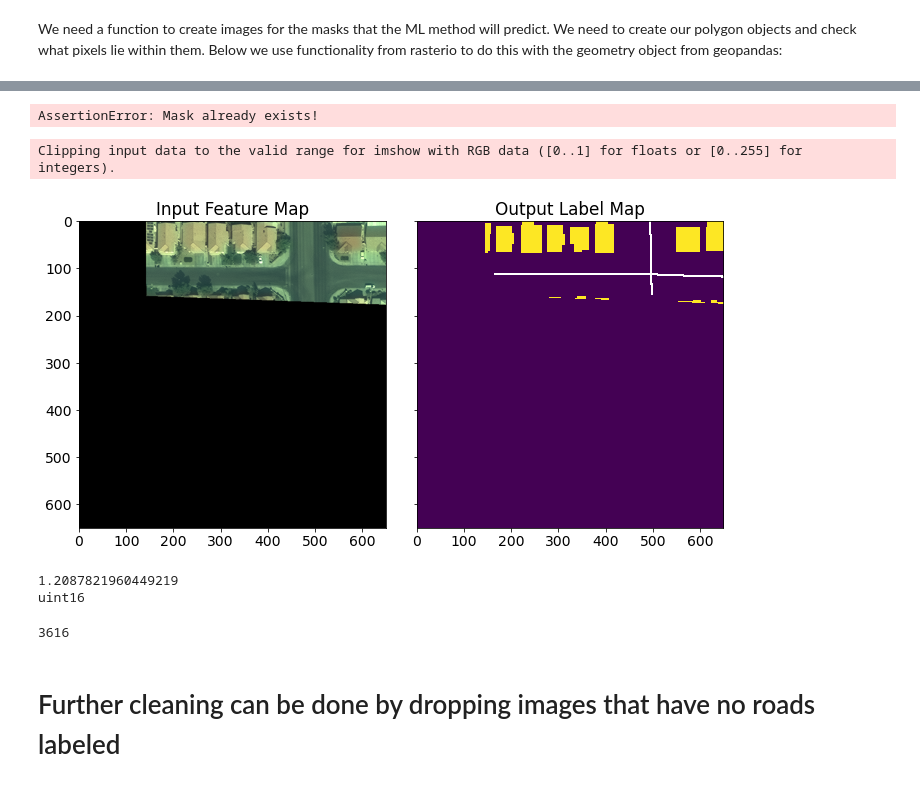
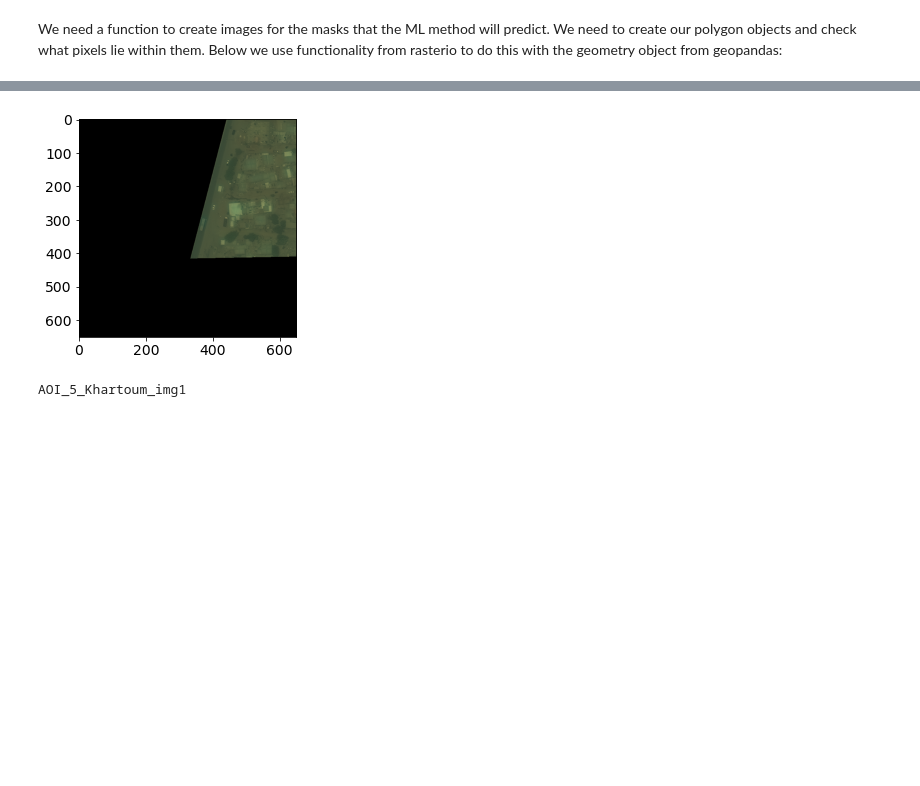
Before and after one commit to Luke-Pratley/building_road_segmentation, a Jupyter notebook: data_cleaning_EDA/data-wrangling_buildings.ipynb, the cells around one changed output, grey strips where cells are left out. Saved outputs shown, nothing was run; the diff lists cells and outputs as text; code cells hidden in the pictures; blank space fills up the shorter version.

```diff
--- a/data_cleaning_EDA/data-wrangling_buildings.ipynb
+++ b/data_cleaning_EDA/data-wrangling_buildings.ipynb
@@ -249,2 +291,6 @@ directories_dict
+# %%
+for im in image_names:
+    file_path = f'{directories_dict["geojson"]}\\buildings\\buildings_{im}.geojson'
+    building_info_df[building_info_df['ImageId'] == im].to_file(file_path, driver='GeoJSON')
 # %% [markdown]
 We are using a custom function that takes this dictionary and creates a path from a given folder name and image name.
@@ -353,33 +378,14 @@ np.save(datasets[dataset_index] + '_image_names', image_names)
 # %%
-import time
-
-
 count  = 0
 for k, im in enumerate(image_names):
-    assert not os.path.exists(building_road_segmentation.get_building_mask_path(directories_dict, im)), "Mask already exists!"
-    with open(building_road_segmentation.get_building_mask_path(directories_dict, im), 'wb') as f:
-
-        count += 1
-        np.save(f, building_road_segmentation.create_mask(directories_dict, im))
-        if k % 500 == 0:
-            print(k, im)
+    path = f'D:\\Capstone Project\\data\\final_images\\{im}.npy'
+    with rasterio.open(building_road_segmentation.get_image_path(directories_dict, 'RGB-PanSharpen', im)) as image:
+        np.save(path, np.moveaxis(image.read(), 0, 2))
+        if count % 1000 == 0:
+            plt.imshow(np.moveaxis(image.read(), 0, 2)/1800)
+            plt.show()
+            print(im)
+    count += 1
 # %% [output]
+[figure, added]
-AssertionError: Mask already exists!
+AOI_5_Khartoum_img1
-# %%
-building_road_segmentation.plot_features_labels(directories_dict,image_names[0])
-# %% [output]
-Clipping input data to the valid range for imshow with RGB data ([0..1] for floats or [0..255] for integers).
-[figure, removed]
-# %%
-with rasterio.open(building_road_segmentation.get_image_path(directories_dict, 'RGB-PanSharpen', image_names[0])) as image:
-    print(image.read().astype(np.uint8).nbytes /1024 /1024)
-    print(image.read().dtype)
-# %% [output]
-1.2087821960449219
-uint16
-# %%
-len(image_names)
-# %% [output]
-3616
-# %% [markdown]
-# Further cleaning can be done by dropping images that have no roads labeled
```
Also changed, not shown: parts of 46 cells of this notebook.
